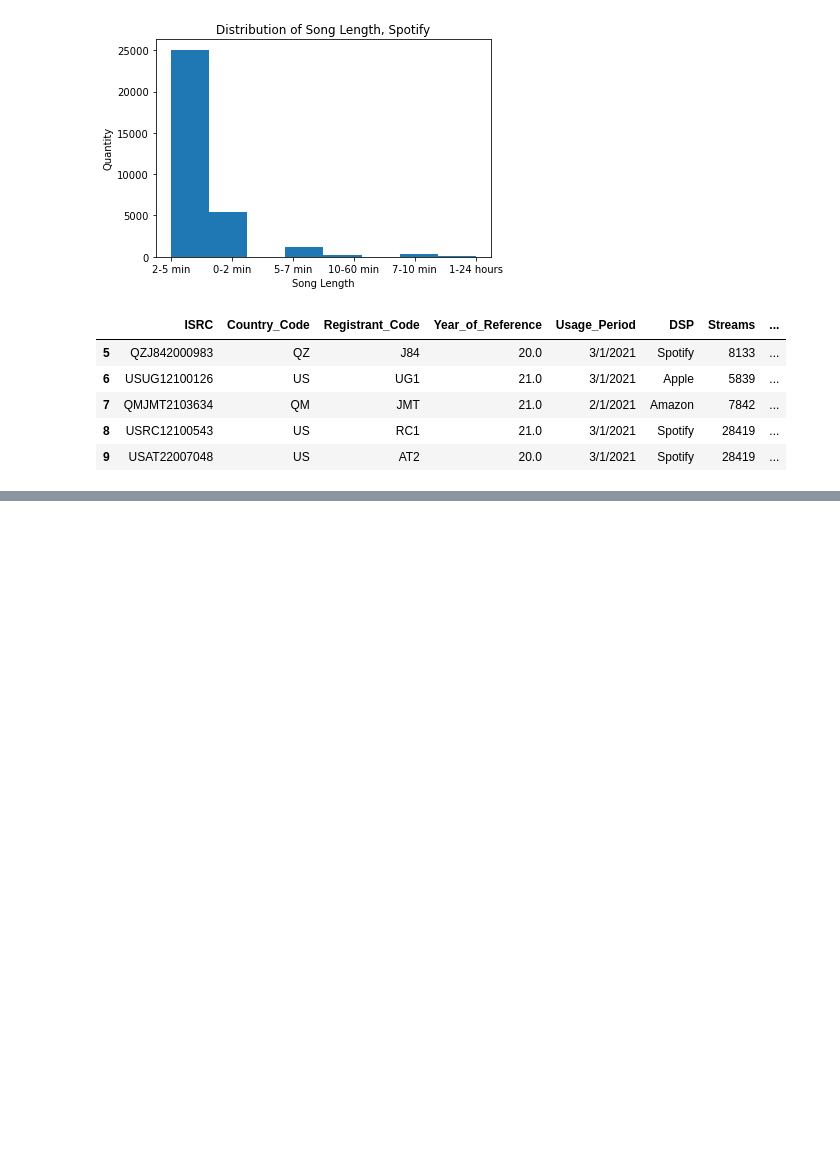
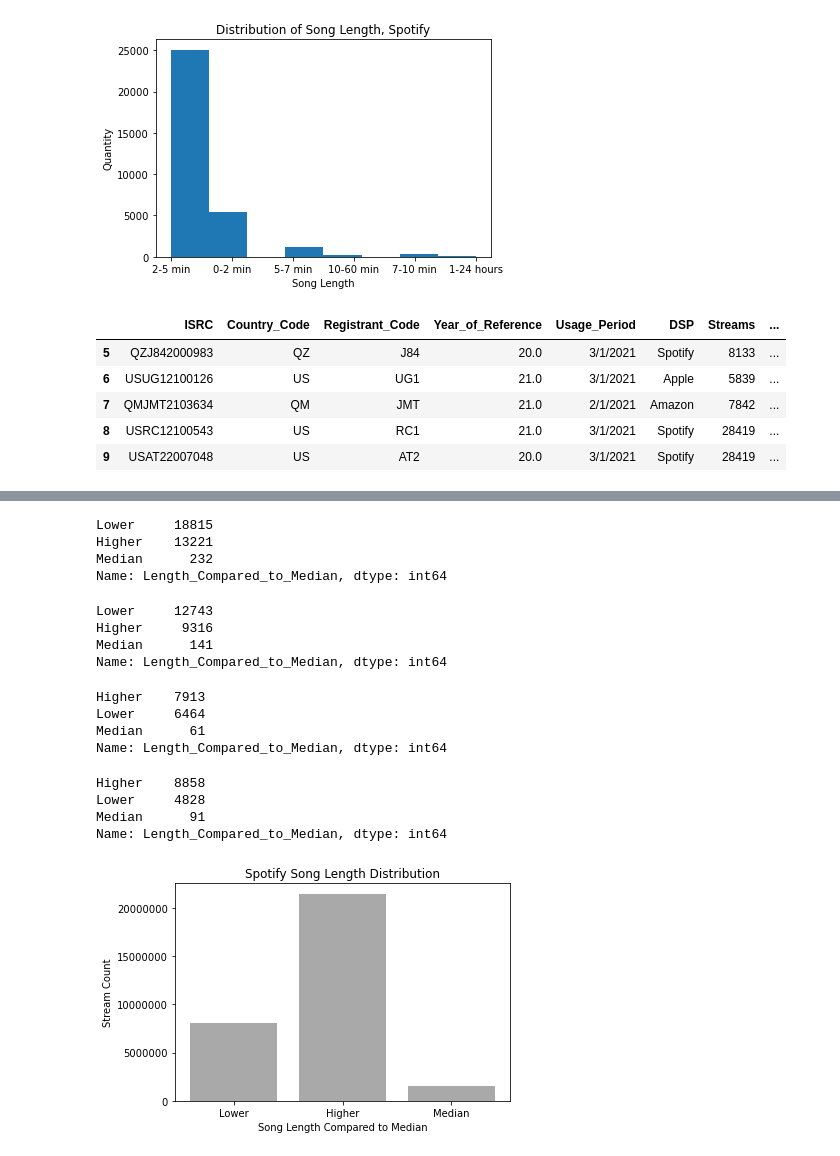
Before and after one commit to LJRollerII/mlc-project-napster, a Jupyter notebook: notebook/mlc_dsp.ipynb, the cells around one changed output, grey strips where cells are left out. Saved outputs shown, nothing was run; the diff lists cells and outputs as text; code cells hidden in the pictures; blank space fills up the shorter version.

```diff
--- a/notebook/mlc_dsp.ipynb
+++ b/notebook/mlc_dsp.ipynb
@@ -1281,0 +1237,39 @@ plt.show()
+# %%
+spotify['Length_Compared_to_Median'].value_counts()
+# %% [output]
+Lower     18815
+Higher    13221
+Median      232
+Name: Length_Compared_to_Median, dtype: int64
+# %%
+apple['Length_Compared_to_Median'].value_counts()
+# %% [output]
+Lower     12743
+Higher     9316
+Median      141
+Name: Length_Compared_to_Median, dtype: int64
+# %%
+amazon['Length_Compared_to_Median'].value_counts()
+# %% [output]
+Higher    7913
+Lower     6464
+Median      61
+Name: Length_Compared_to_Median, dtype: int64
+# %%
+pandora['Length_Compared_to_Median'].value_counts()
+# %% [output]
+Higher    8858
+Lower     4828
+Median      91
+Name: Length_Compared_to_Median, dtype: int64
+# %%
+plt.bar(spotify.Length_Compared_to_Median, spotify.Streams, color='darkgray')
+plt.xticks(['Higher', 'Lower', 'Median'])
+plt.xlabel('Song Length Compared to Median')
+plt.ylabel('Stream Count')
+plt.title('Spotify Song Length Distribution')
+plt.ticklabel_format(style='plain', axis='y')
+plt.savefig('Spotify Song Length Distribution.png');
+plt.show()
+# %% [output]
+[figure, added]
```
Also changed, not shown: parts of 84 cells of this notebook.
